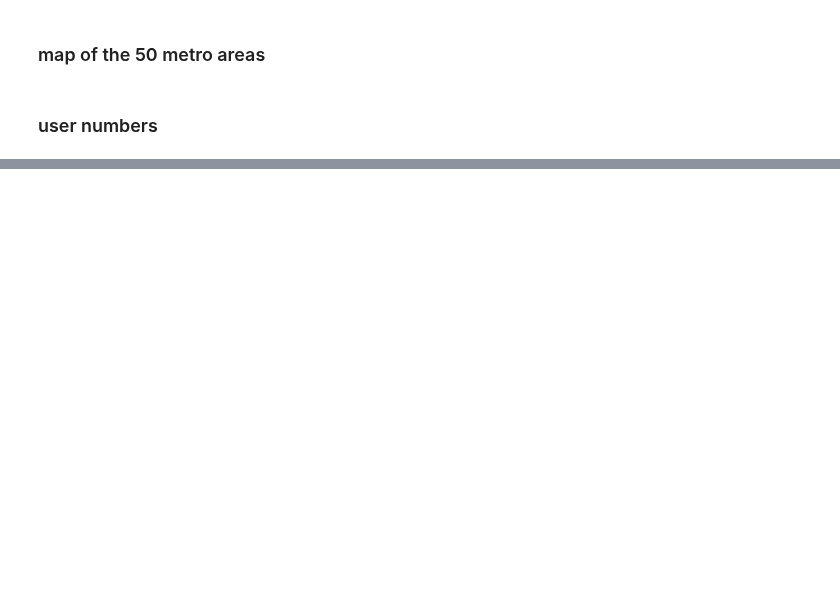
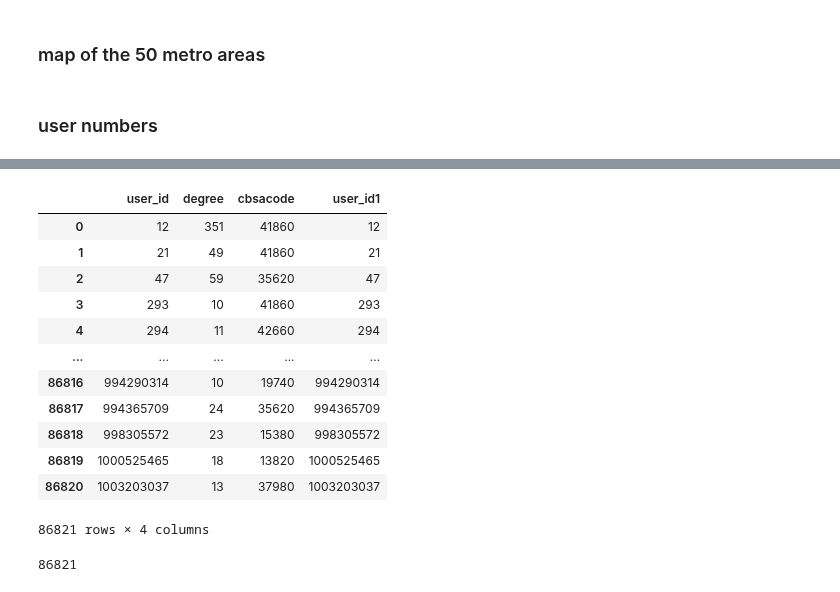
Before and after one commit to sandorjuhasz/ties-around-home, a Jupyter notebook: scripts/additional_figures.ipynb, the cells around one changed output, grey strips where cells are left out. Cells and saved outputs as stored; diff of their text form; code cells hidden in the pictures; blank space fills up the shorter version.

```diff
--- a/scripts/additional_figures.ipynb
+++ b/scripts/additional_figures.ipynb
@@ -190,0 +447,37 @@ plt.show()
+# %%
+# data IN -- edges are present both ways
+geo_edgelist = pd.read_csv("../data/original_files/geo_edgelist_top50.csv.gz")
+
+# degree
+degree_tab = geo_edgelist.groupby("user_id1")["user_id2"].count().reset_index()
+degree_tab.columns = ["user_id", "degree"]
+
+# remove users with less than 10 ties (!!!) AND replace NANs
+degree_tab = degree_tab[degree_tab["degree"]>=10]
+degree_tab = degree_tab.fillna(0)
+
+# user and cbsa
+users = geo_edgelist[["cbsacode", "user_id1"]].drop_duplicates()
+
+# merge
+degree_tab = pd.merge(degree_tab, users, left_on="user_id", right_on="user_id1", how="left")
+
+degree_tab
+# %% [output]
+|  | user_id | degree | cbsacode | user_id1 |
+| 0 | 12 | 351 | 41860 | 12 |
+| 1 | 21 | 49 | 41860 | 21 |
+| 2 | 47 | 59 | 35620 | 47 |
+| 3 | 293 | 10 | 41860 | 293 |
+| 4 | 294 | 11 | 42660 | 294 |
+| ... | ... | ... | ... | ... |
+| 86816 | 994290314 | 10 | 19740 | 994290314 |
+| 86817 | 994365709 | 24 | 35620 | 994365709 |
+| 86818 | 998305572 | 23 | 15380 | 998305572 |
+| 86819 | 1000525465 | 18 | 13820 | 1000525465 |
+| 86820 | 1003203037 | 13 | 37980 | 1003203037 |
+86821 rows × 4 columns
+# %%
+degree_tab.user_id.nunique()
+# %% [output]
+86821
```
Also changed, not shown: parts of 12 cells of this notebook.
